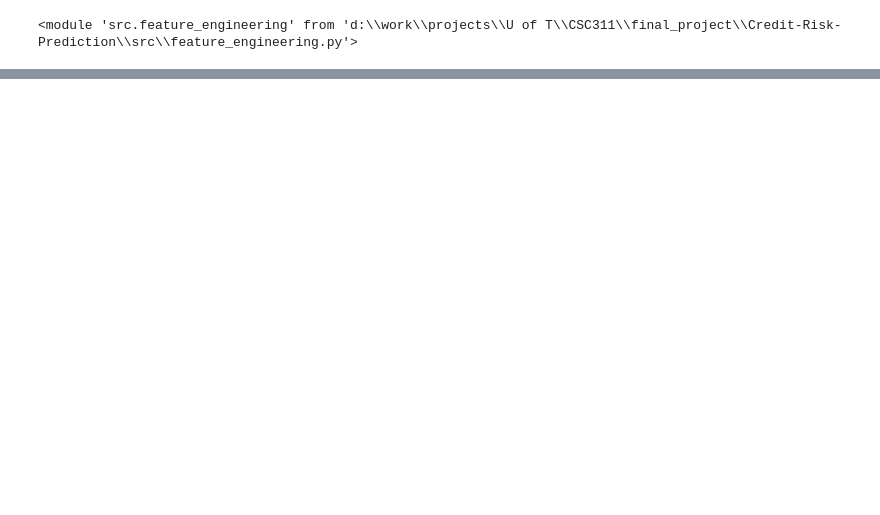
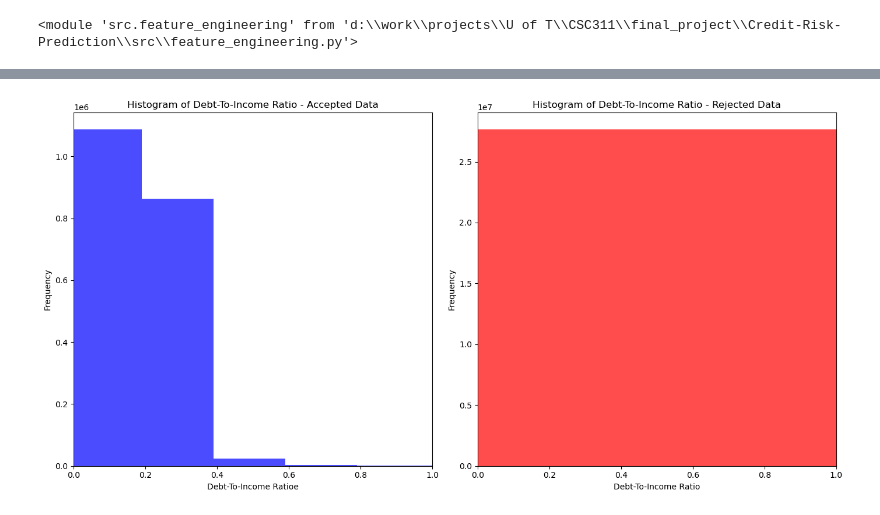
Before and after one commit to sontheteacher/Credit-Risk-Prediction, a Jupyter notebook: notebooks/feature_engineering.ipynb, the cells around one changed output, grey strips where cells are left out. Cells and saved outputs as stored; diff of their text form; code cells hidden in the pictures; blank space fills up the shorter version.

```diff
--- a/notebooks/feature_engineering.ipynb
+++ b/notebooks/feature_engineering.ipynb
@@ -60,0 +317,26 @@ ValueError: could not convert string to float: ' 60 months'
+# %%
+plt.figure(figsize=(14, 7))
+
+min_limit = 0
+max_limit = 1
+
+# Plot histogram for accepted data
+plt.subplot(1, 2, 1)
+plt.hist(accepted_data_subset["Debt-To-Income Ratio"], bins=50, color='blue', alpha=0.7)
+plt.title('Histogram of Debt-To-Income Ratio - Accepted Data')
+plt.xlabel('Debt-To-Income Ratioe')
+plt.ylabel('Frequency')
+plt.xlim([min_limit, max_limit])
+
+# Plot histogram for rejected data
+plt.subplot(1, 2, 2)
+plt.hist(rejected_data_subset['Debt-To-Income Ratio'], bins=10, color='red', alpha=0.7)
+plt.title('Histogram of Debt-To-Income Ratio - Rejected Data')
+plt.xlabel('Debt-To-Income Ratio')
+plt.ylabel('Frequency')
+plt.xlim([min_limit, max_limit])
+
+plt.tight_layout()
+plt.show()
+# %% [output]
+[figure, added]
```
Also changed, not shown: parts of 44 cells of this notebook.
